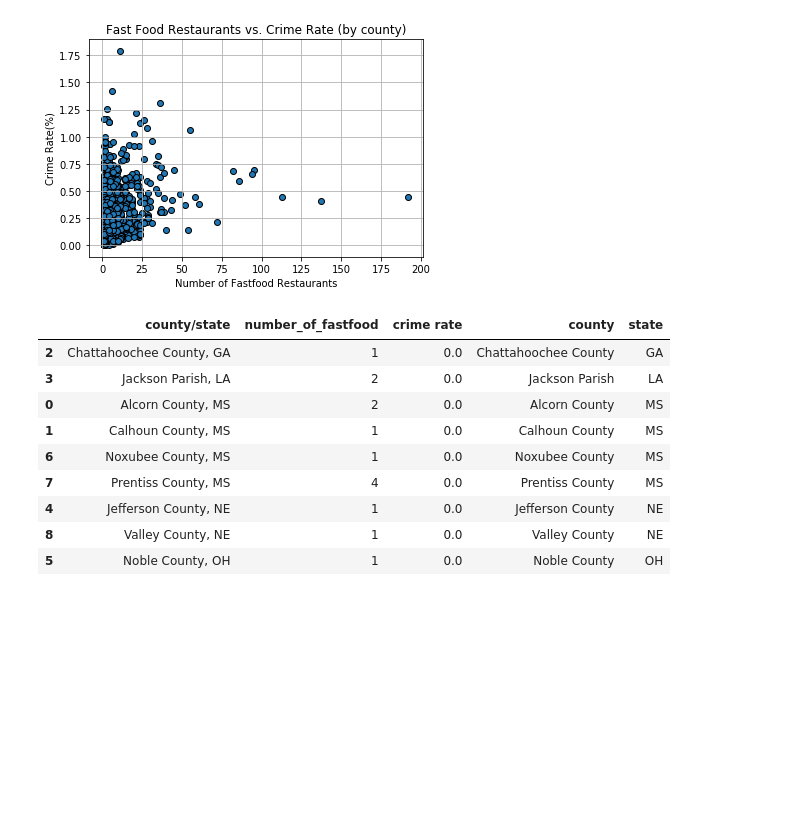
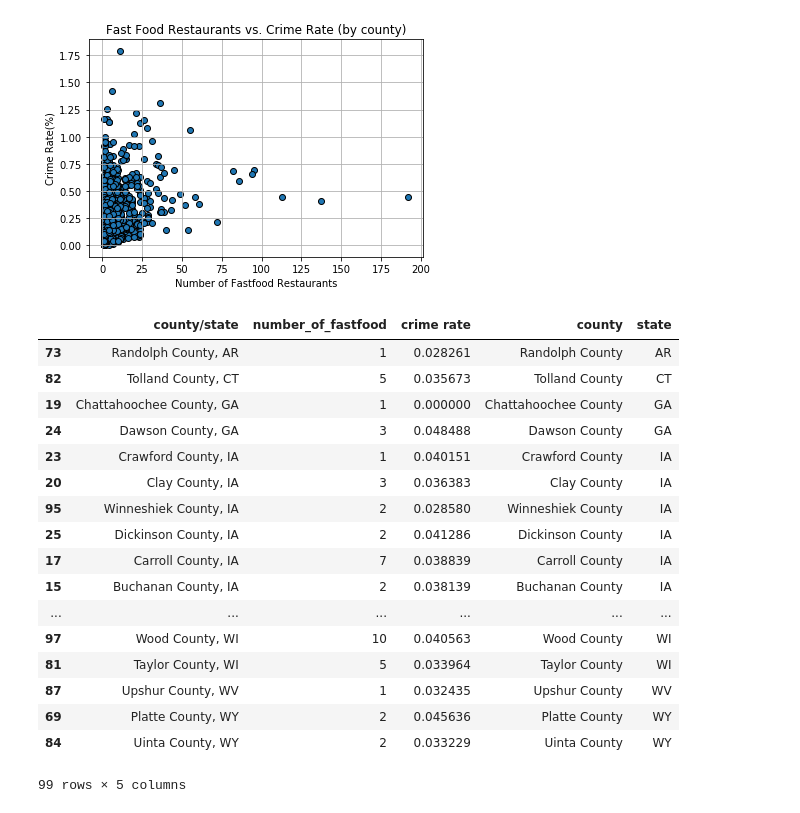
Before and after one commit to r-matt-hawley/FastFoodConcerns, a Jupyter notebook: FastFood vs. Crime Rate.ipynb, the cells around one changed output. Cells and saved outputs as stored; diff of their text form; code cells hidden in the pictures; blank space fills up the shorter version.

```diff
--- a/FastFood vs. Crime Rate.ipynb
+++ b/FastFood vs. Crime Rate.ipynb
@@ -87,18 +67,26 @@ plt.show()
 # %% [output]
 [figure]
 # %%
-combined_sort = combined_df2.loc[combined_df2["crime rate"] == 0, :]
+combined_sort = combined_df2.loc[combined_df2["crime rate"] < 0.05, :]
 combined_sort = combined_sort.reset_index(inplace=False)
 combined_sort[['county','state']] = combined_sort['county/state'].str.split(',',expand=True)
 combined_sort.sort_values('state', ascending=True)
 # %% [output]
 |  | county/state | number_of_fastfood | crime rate | county | state |
-| 2 | Chattahoochee County, GA | 1 | 0.0 | Chattahoochee County | GA |
-| 3 | Jackson Parish, LA | 2 | 0.0 | Jackson Parish | LA |
-| 0 | Alcorn County, MS | 2 | 0.0 | Alcorn County | MS |
-| 1 | Calhoun County, MS | 1 | 0.0 | Calhoun County | MS |
-| 6 | Noxubee County, MS | 1 | 0.0 | Noxubee County | MS |
-| 7 | Prentiss County, MS | 4 | 0.0 | Prentiss County | MS |
-| 4 | Jefferson County, NE | 1 | 0.0 | Jefferson County | NE |
-| 8 | Valley County, NE | 1 | 0.0 | Valley County | NE |
-| 5 | Noble County, OH | 1 | 0.0 | Noble County | OH |
+| 73 | Randolph County, AR | 1 | 0.028261 | Randolph County | AR |
+| 82 | Tolland County, CT | 5 | 0.035673 | Tolland County | CT |
+| 19 | Chattahoochee County, GA | 1 | 0.000000 | Chattahoochee County | GA |
+| 24 | Dawson County, GA | 3 | 0.048488 | Dawson County | GA |
+| 23 | Crawford County, IA | 1 | 0.040151 | Crawford County | IA |
+| 20 | Clay County, IA | 3 | 0.036383 | Clay County | IA |
+| 95 | Winneshiek County, IA | 2 | 0.028580 | Winneshiek County | IA |
+| 25 | Dickinson County, IA | 2 | 0.041286 | Dickinson County | IA |
+| 17 | Carroll County, IA | 7 | 0.038839 | Carroll County | IA |
+| 15 | Buchanan County, IA | 2 | 0.038139 | Buchanan County | IA |
+| ... | ... | ... | ... | ... | ... |
+| 97 | Wood County, WI | 10 | 0.040563 | Wood County | WI |
+| 81 | Taylor County, WI | 5 | 0.033964 | Taylor County | WI |
+| 87 | Upshur County, WV | 1 | 0.032435 | Upshur County | WV |
+| 69 | Platte County, WY | 2 | 0.045636 | Platte County | WY |
+| 84 | Uinta County, WY | 2 | 0.033229 | Uinta County | WY |
+99 rows × 5 columns
```
Also changed, not shown: parts of 1 cell of this notebook.
